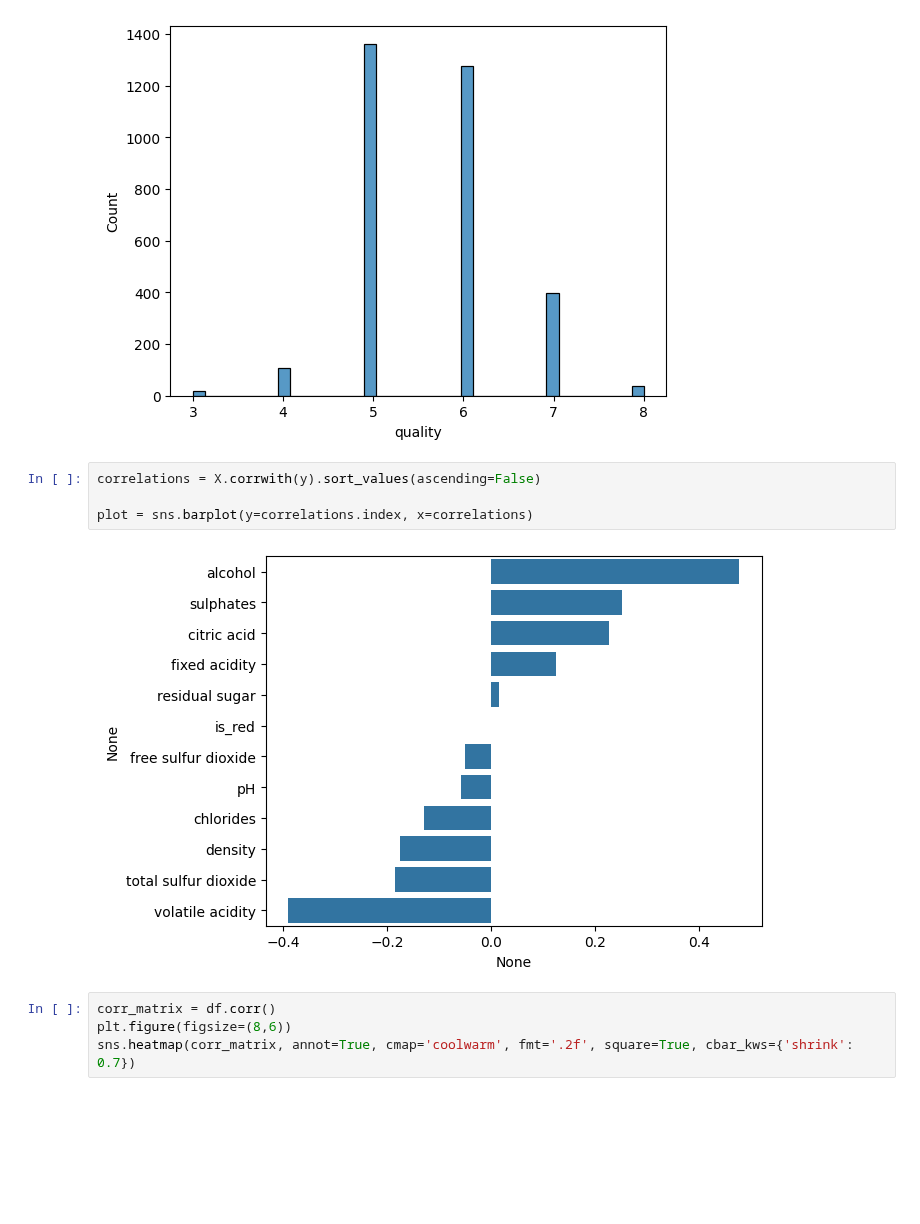
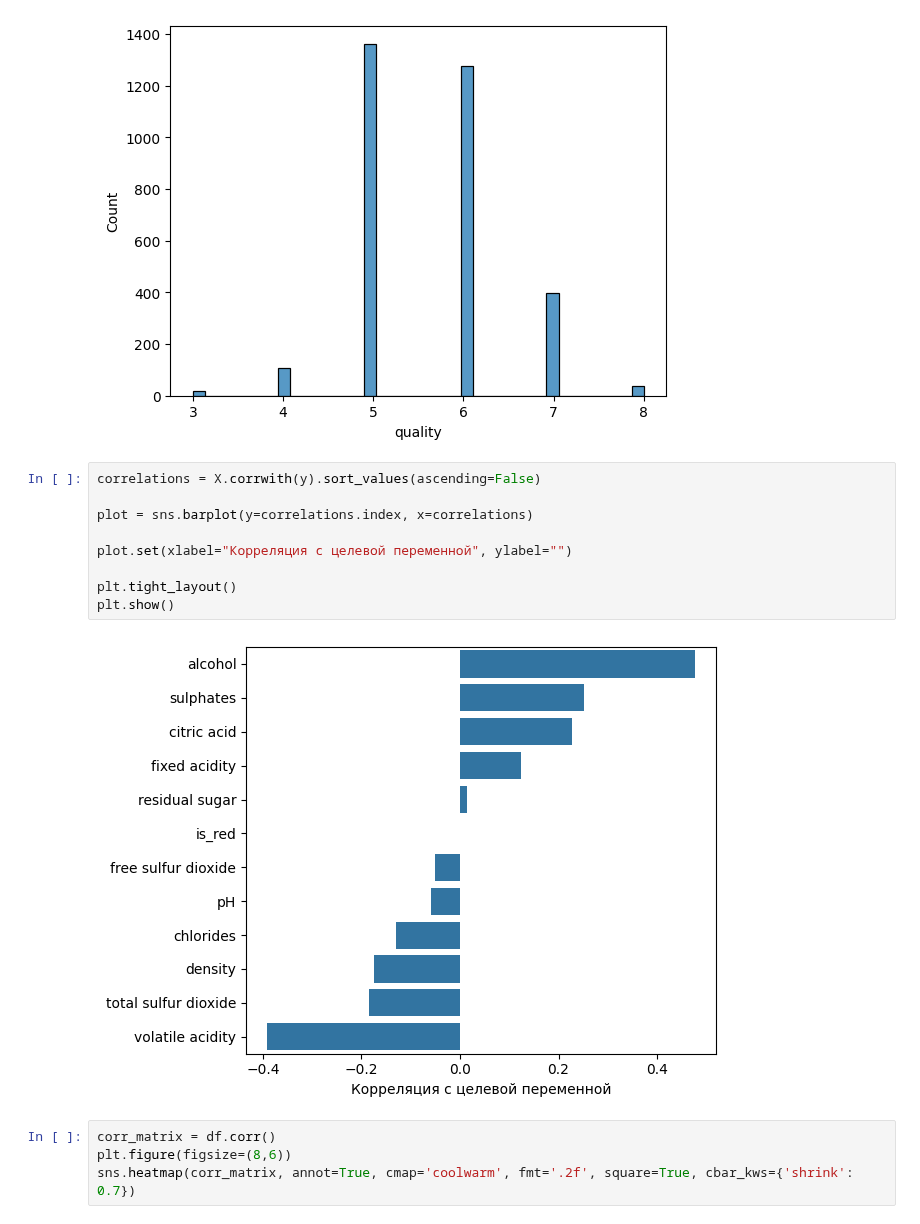
Before and after one commit to geori0/ml_labs, a Jupyter notebook: regression/lab01.ipynb, the cells around one changed output. Saved outputs shown, nothing was run; the diff lists cells and outputs as text; blank space fills up the shorter version.

```diff
--- a/regression/lab01.ipynb
+++ b/regression/lab01.ipynb
@@ -61,9 +61,14 @@ sns.histplot(y)
 # %%
 correlations = X.corrwith(y).sort_values(ascending=False)
 
 plot = sns.barplot(y=correlations.index, x=correlations)
+
+plot.set(xlabel="Корреляция с целевой переменной", ylabel="")
+
+plt.tight_layout()
+plt.show()
 # %% [output]
-[figure, old version]
+[figure, new version]
 # %%
 corr_matrix = df.corr()
 plt.figure(figsize=(8,6))
```
Also changed, not shown: parts of 4 cells of this notebook.
